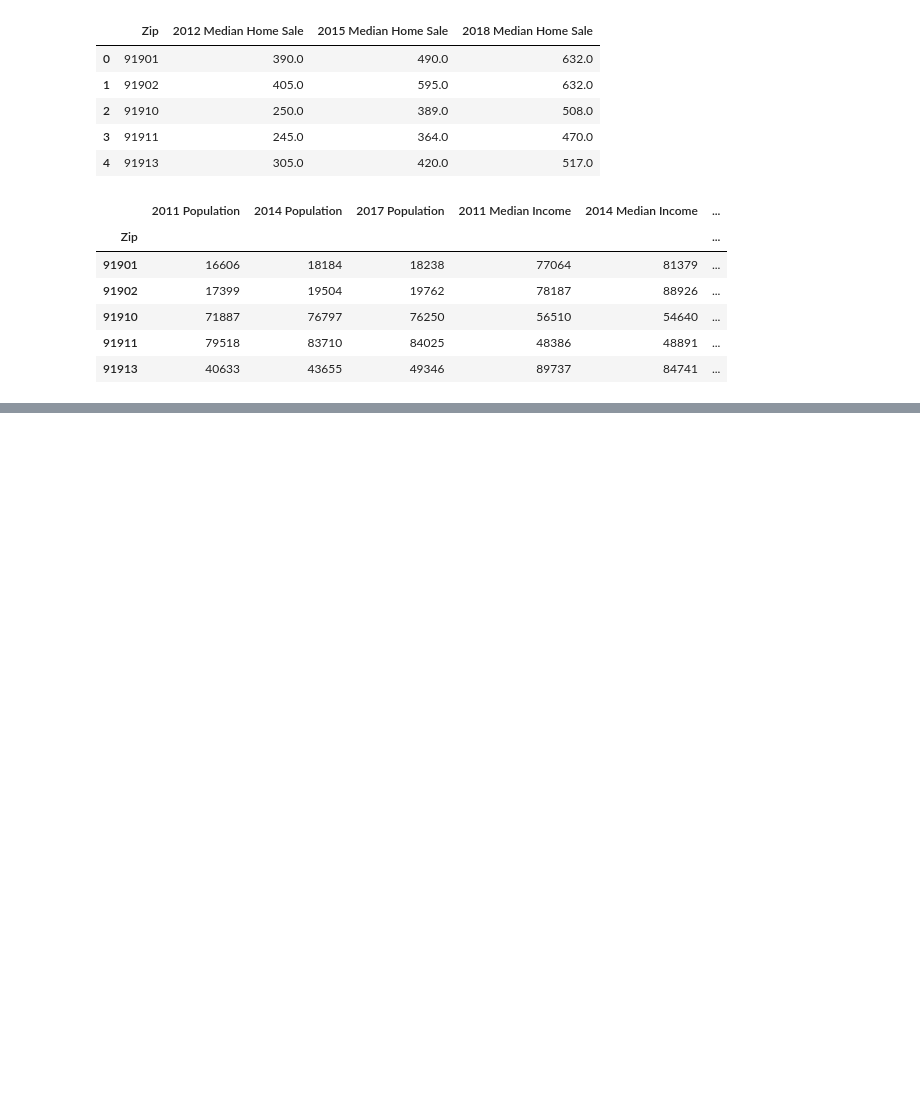
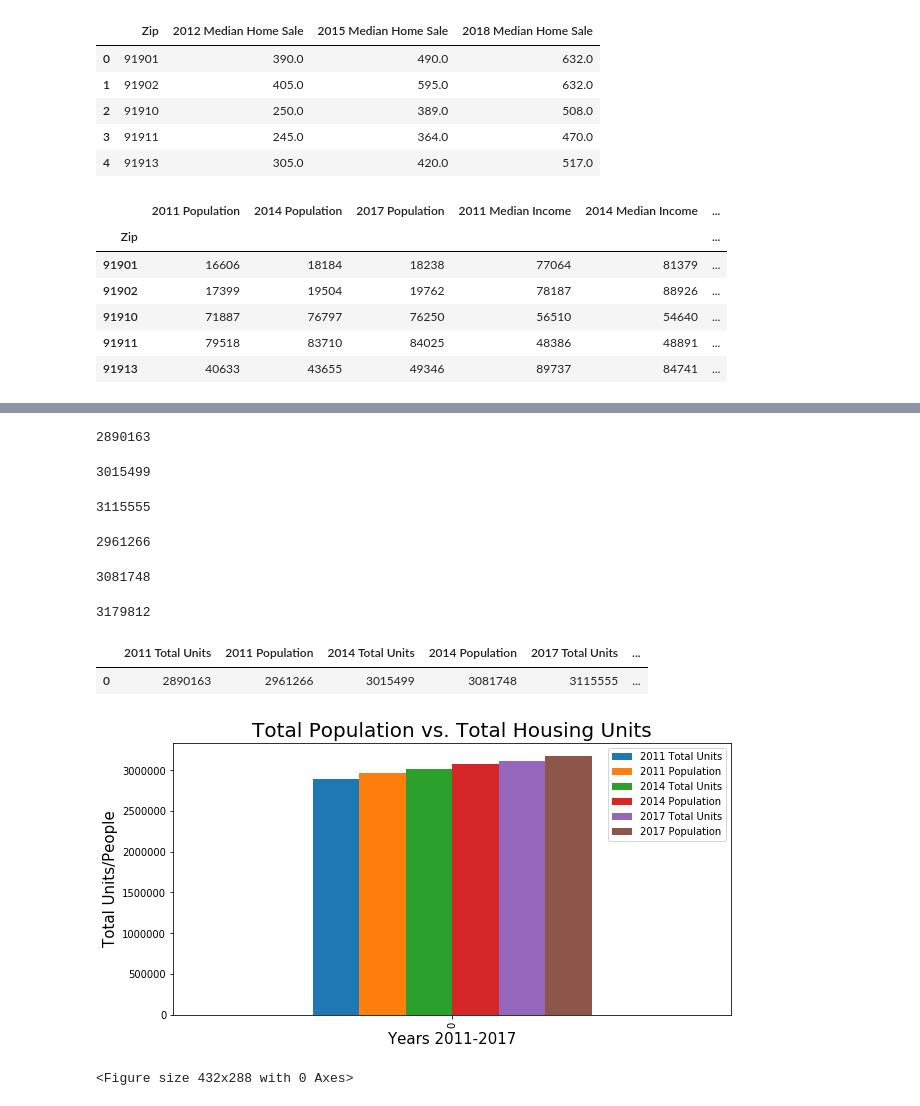
Before and after one commit to klifborja/San-Diego-Housing-Crisis, a Jupyter notebook: Bar Graph Summary of San Diego Housing Data.ipynb, the cells around one changed output, grey strips where cells are left out. Cells and saved outputs as stored; diff of their text form; code cells hidden in the pictures; blank space fills up the shorter version.

```diff
--- a/Line Graph Summary of San Diego Housing Data.ipynb
+++ b/Bar Graph Summary of San Diego Housing Data.ipynb
@@ -235,0 +264,60 @@ plt.tight_layout()
+# %%
+unit_11 = sd_unit_df2["2011 Total Units"].sum()
+unit_11
+# %% [output]
+2890163
+# %%
+unit_14 = sd_unit_df2["2014 Total Units"].sum()
+unit_14
+# %% [output]
+3015499
+# %%
+unit_17 = sd_unit_df2["2017 Total Units"].sum()
+unit_17
+# %% [output]
+3115555
+# %%
+pop_11 = sd_pop_df["2011 Population"].sum()
+pop_11
+# %% [output]
+2961266
+# %%
+pop_14 = sd_pop_df["2014 Population"].sum()
+pop_14
+# %% [output]
+3081748
+# %%
+pop_17 = sd_pop_df["2017 Population"].sum()
+pop_17
+# %% [output]
+3179812
+# %%
+# Create a new DataFrame
+units_vs_pop = pd.DataFrame({"2011 Total Units": unit_11,
+                                    "2011 Population": [pop_11],
+                                    "2014 Total Units": [unit_14],
+                                    "2014 Population": [pop_14],
+                                    "2017 Total Units": [unit_17],
+                                    "2017 Population": [pop_17]})
+
+units_vs_pop
+# %% [output]
+|  | 2011 Total Units | 2011 Population | 2014 Total Units | 2014 Population | 2017 Total Units | ... |
+| 0 | 2890163 | 2961266 | 3015499 | 3081748 | 3115555 | ... |
+# %%
+# Plot multiple columns
+multi_plot2 = units_vs_pop.plot(kind="bar", figsize=(10,5))
+
+
+# Set chart properties
+plt.title("Total Population vs. Total Housing Units", fontsize=20)
+plt.xlabel("Years 2011-2017", fontsize=15)
+plt.ylabel("Total Units/People", fontsize=15)
+
+
+plt.savefig("Images/SD_Population_vs_TotalUnits_Chart_2011-2017.png")
+plt.show()
+plt.tight_layout()
+# %% [output]
+[figure, added]
+<Figure size 432x288 with 0 Axes>
```
Also changed, not shown: parts of 4 cells of this notebook, 2 other files.
